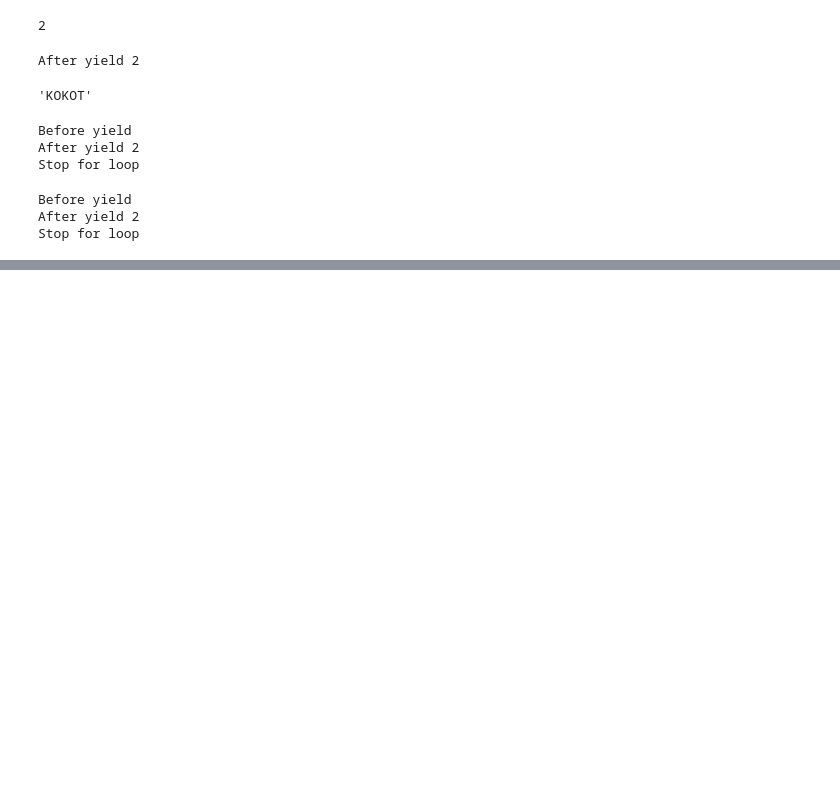
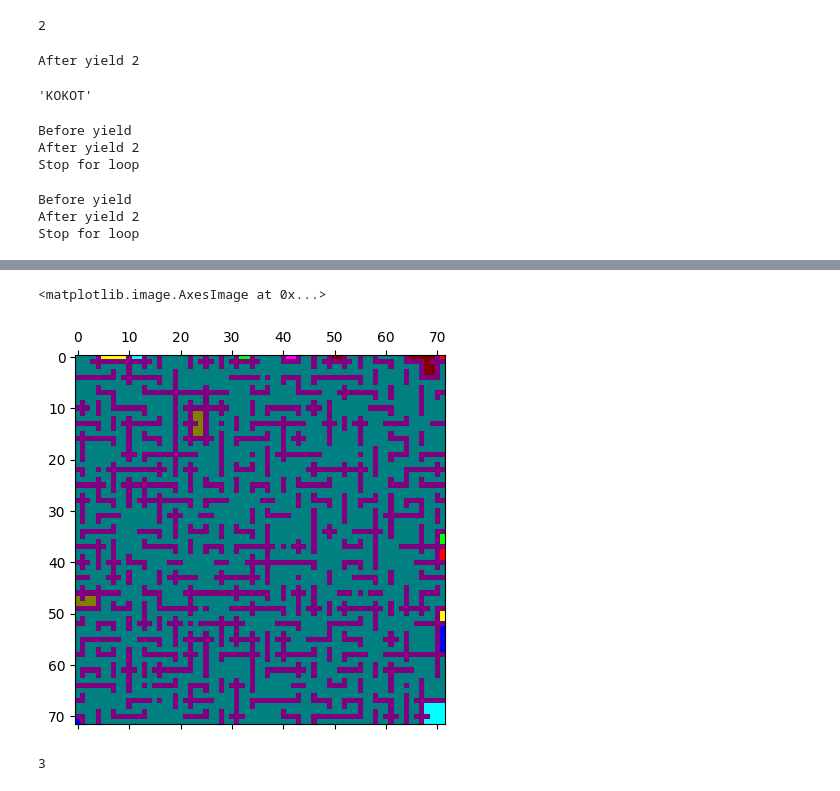
Before and after one commit to viktorvesely/TaC, a Jupyter notebook: simulation/explore.ipynb, the cells around one changed output, grey strips where cells are left out. Drawn from its saved outputs; the diff is of its cells as text; code cells hidden in the pictures; blank space fills up the shorter version.

```diff
--- a/simulation/explore.ipynb
+++ b/simulation/explore.ipynb
@@ -601,0 +858,62 @@ Stop for loop
+# %%
+def flood_fill(io: int, jo: int, mark: np.ndarray, mark_value: float):
+
+    N = mark.shape[0]
+    stack = [(io, jo)]
+
+    while len(stack) > 0:
+        i, j = stack.pop()
+
+        if (
+            (i < 0) or
+            (i >= N) or
+            (j < 0) or
+            (j >= N)
+        ):
+            continue
+
+        if mark[i, j] != 0.0:
+            continue
+
+        mark[i, j] = mark_value
+
+        for _, (di, dj) in sides:
+            ni = i + di
+            nj = j + dj
+            stack.append((ni, nj))
+
+def resolve_boundary():
+
+    mark = np.copy(walls)
+    marker = -1
+    while True:
+
+        non_explored_mask = mark == 0.0
+
+        if not non_explored_mask.any():
+            break
+
+        non_explored_inds = np.where(non_explored_mask)
+        choice = np.random.randint(0, non_explored_inds[0].size)
+        i, j = non_explored_inds[0][choice], non_explored_inds[1][choice]
+
+        flood_fill(i, j, mark, marker)
+        marker -= 1
+
+    return mark
+
+marker = resolve_boundary()
+np.unique(marker)
+
+colors = ['#FF0000', '#00FF00', '#0000FF', '#FFFF00', '#FF00FF', '#00FFFF', '#800000', '#808000', '#008080', '#800080']
+cmap = ListedColormap(colors)
+fig, ax = plt.subplots()
+ax: plt.Axes = ax
+ax.matshow(marker, cmap=cmap)
+# %% [output]
+<matplotlib.image.AxesImage at 0x...>
+[figure, added]
+# %%
+[1, 2, 3].pop()
+# %% [output]
+3
```
Also changed, not shown: parts of 1 cell of this notebook, 14 other files.
